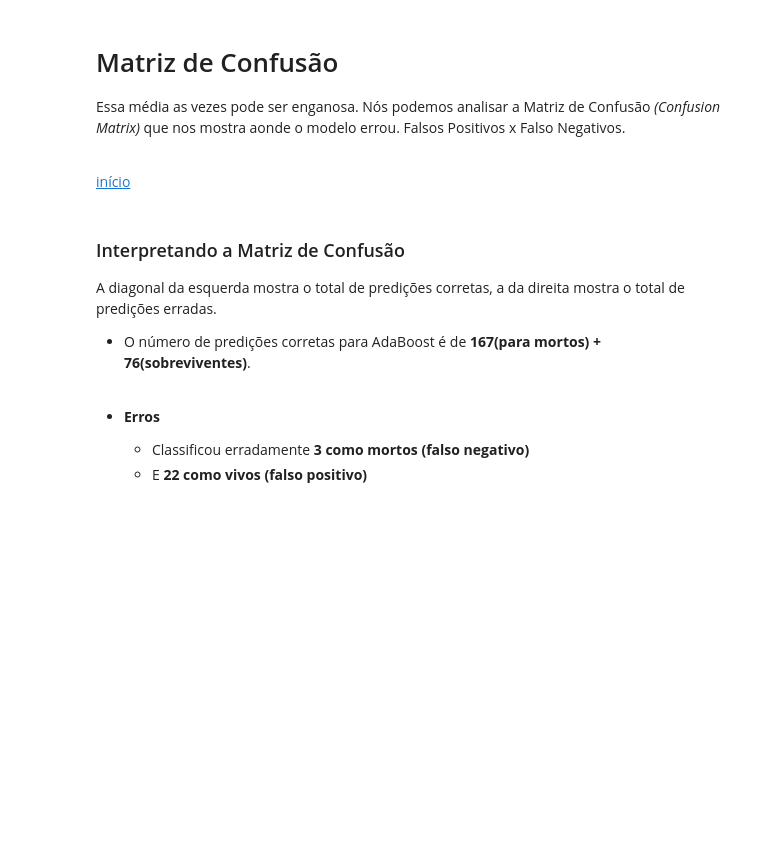
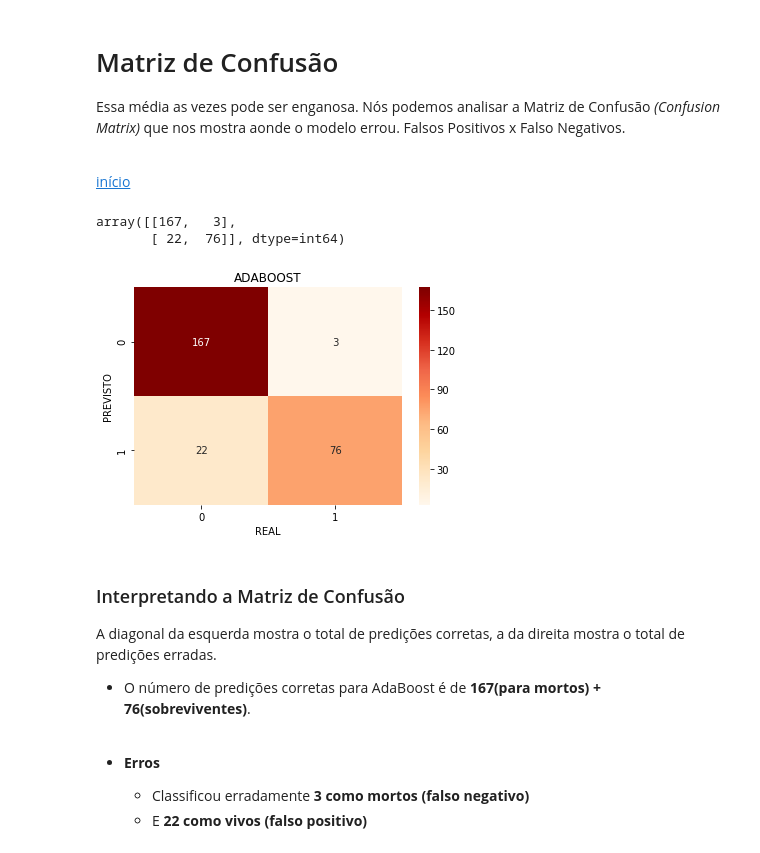
Before and after one commit to RicardoPellegrini/Numpy_Pandas_Matplotlib, a Jupyter notebook: Classificacao Tecnicas Avancadas de ML.ipynb, the cells around one changed output. Drawn from its saved outputs; the diff is of its cells as text; code cells hidden in the pictures; blank space fills up the shorter version.

```diff
--- a/Classificacao Tecnicas Avancadas de ML.ipynb
+++ b/Classificacao Tecnicas Avancadas de ML.ipynb
@@ -954,3 +1249,23 @@ modelos = [{'nome': 'logreg',
            {'nome': 'RForest',
             'modelo': RandomForestClassifier}
           ]
+# %%
+resultados = []
+for model in modelos:
+    # Instanciar o modelo
+    x = ModeloAuxiliar(clf=model['modelo'])
+
+    # Treinar o modelo
+    x.fit(X_train, y_train)
+
+    # Gerar a predição
+    x_pred = x.predict(X_test)
+
+    # Gerar score
+    acuracia = round(x.score(X_test, y_test)*100,2)
+
+    resultados.append({
+        'nome': model['nome'],
+        'score': acuracia,
+        'pred': x_pred
+    })
@@ -976,0 +1332,2 @@ from sklearn.model_selection import cross_val_predict
+# %%
+ada = AdaBoostClassifier(n_estimators=200, random_state=123, learning_rate=0.1)
@@ -976,0 +1345,2 @@ from sklearn.model_selection import cross_val_predict
+# %%
+ada.fit(X_train, y_train)
@@ -976,0 +1350,3 @@ from sklearn.model_selection import cross_val_predict
+# %%
+ada_pred = ada.predict(X_test)
+ada_pred
@@ -987,3 +1382,16 @@ Essa média as vezes pode ser enganosa. Nós podemos analisar a Matriz de Confus
+# %%
+confusion_matrix(y_test, ada_pred)
+# %% [output]
+array([[167,   3],
+       [ 22,  76]], dtype=int64)
+# %%
+sns.heatmap(confusion_matrix(y_test, ada_pred), cmap='OrRd', annot=True, fmt='2.0f')
+plt.ylabel('PREVISTO')
+plt.xlabel('REAL')
+plt.title('ADABOOST')
+plt.show()
+# %% [output]
+[figure, added]
 # %% [markdown]
 ### Interpretando a Matriz de Confusão
 A diagonal da esquerda mostra o total de predições corretas, a da direita mostra o total de predições erradas.
```
Also changed, not shown: parts of 115 cells of this notebook, 2 other files.
